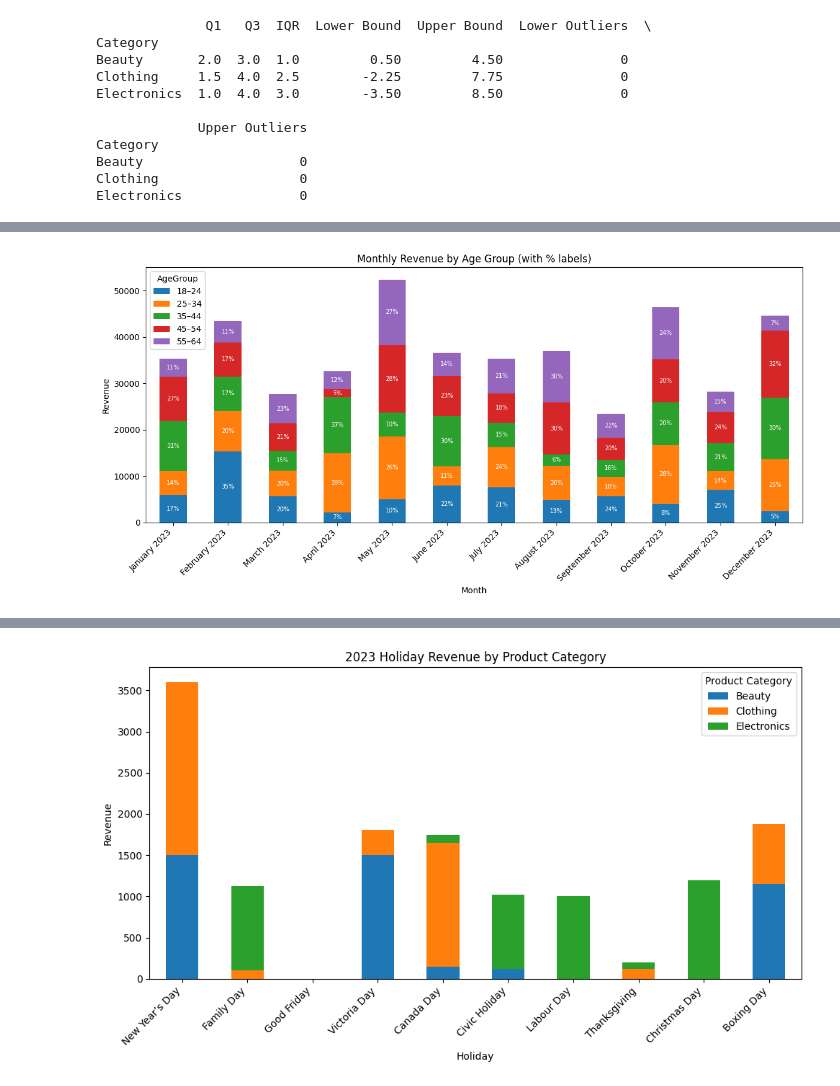
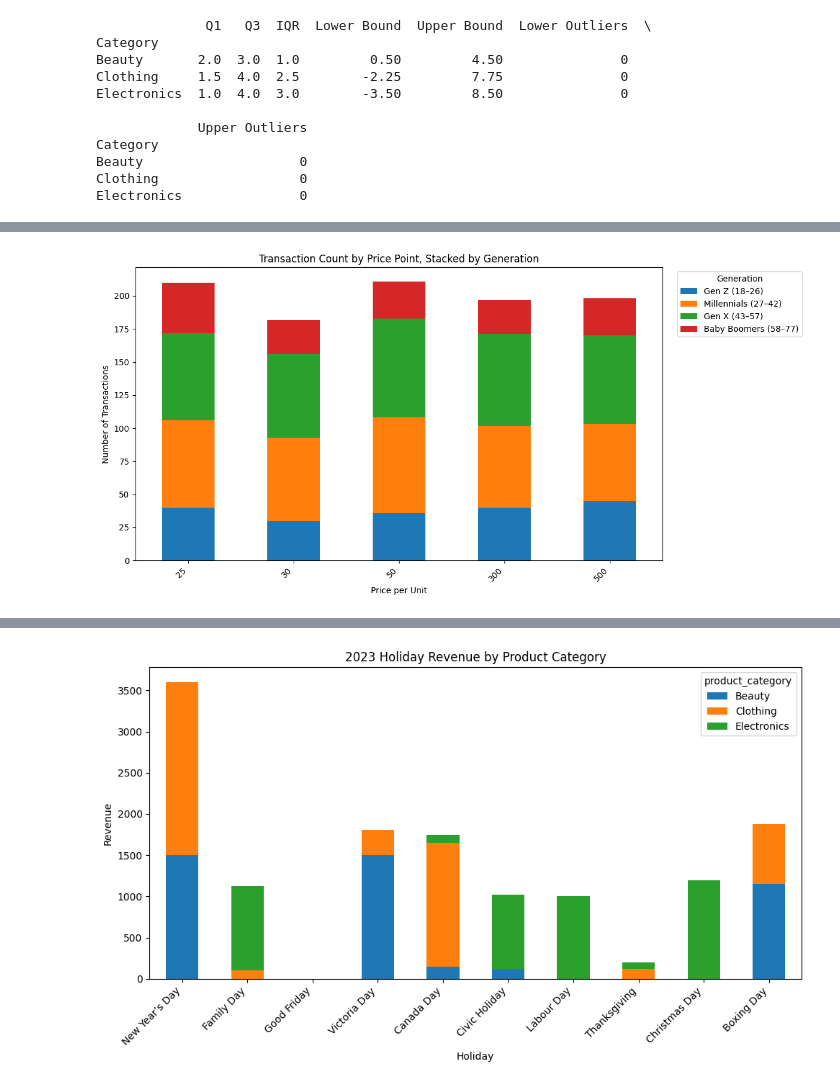
Before and after one commit to msselizabeth/smart-ml-retail-model, a Jupyter notebook: Smart_retail_dataset.ipynb, the cells around one changed output, grey strips where cells are left out. Drawn from its saved outputs; the diff is of its cells as text; code cells hidden in the pictures.

```diff
--- a/Smart_retail_dataset.ipynb
+++ b/Smart_retail_dataset.ipynb
@@ -60,0 +118,15 @@ memory usage: 70.4+ KB
+# %%
+## Clean Data
+# Strip whitespace and rename all columns to snake_case
+retail_data.columns = (
+    retail_data.columns
+      .str.strip()
+      .str.lower()                             # lowercase all characters
+      .str.replace(r'[^0-9a-z]+', '_', regex=True)  # non-alphanumerics → underscore
+      .str.replace(r'__+', '_', regex=True)        # collapse repeated underscores
+      .str.strip('_')                          # remove leading/trailing underscores
+)
+
+# Convert categorical columns to 'category' dtype
+for col in retail_data.select_dtypes(include=['object']).columns:
+    retail_data[col] = retail_data[col].astype('category')
@@ -365,44 +484,25 @@ Name: Total Amount, dtype: int64
 # %%
-import matplotlib.pyplot as plt
-
-# 1. Pivot monthly revenue by AgeGroup (assumes df already loaded & AgeGroup defined)
-monthly_age = df.pivot_table(
-    index=pd.Grouper(freq='M'),
-    columns='AgeGroup',
-    values='Total Amount',
-    aggfunc='sum',
-    fill_value=0
+# Plot transaction counts by price point and generation
+# 1) Pivot transaction counts by price point and generation
+count_price_gen = (
+    retail_data
+      .groupby(['price_per_unit', 'generation'])
+      .size()                     # count rows = transactions
+      .unstack(fill_value=0)      # generations become columns
 )
 
-# 2. Format the index for display
-monthly_age.index = monthly_age.index.strftime('%B %Y')
+# 2) Plot as a stacked bar chart
+fig, ax = plt.subplots(figsize=(12,6))
+count_price_gen.plot(kind='bar', stacked=True, ax=ax)
 
-# 3. Compute percentages per month
-monthly_pct = monthly_age.div(monthly_age.sum(axis=1), axis=0) * 100
+# 3) Formatting
+ax.set_xlabel('Price per Unit')
+ax.set_ylabel('Number of Transactions')
+ax.set_title('Transaction Count by Price Point, Stacked by Generation')
+plt.xticks(rotation=45, ha='right')
+ax.legend(title='Generation', bbox_to_anchor=(1.02,1), loc='upper left')
 
-# 4. Plot the stacked bars
-fig, ax = plt.subplots(figsize=(12, 6))
-bars = monthly_age.plot(kind='bar', stacked=True, ax=ax)
-
-# 5. Annotate each stack
-for container, age_group in zip(ax.containers, monthly_age.columns):
-    # container holds all the bars for one age group
-    for bar, pct in zip(container, monthly_pct[age_group]):
-        if bar.get_height() > 0:  # skip zero‐height segments
-            ax.text(
-                bar.get_x() + bar.get_width()/2,             # x-position: center of the bar
-                bar.get_y() + bar.get_height()/2,            # y-position: middle of the segment
-                f"{pct:.0f}%",                               # label text
-                ha='center', va='center', color='white',     # centered in the segment
-                fontsize=7
-            )
-
-# 6. Final formatting
-ax.set_title('Monthly Revenue by Age Group (with % labels)')
-ax.set_xlabel('Month')
-ax.set_ylabel('Revenue')
-plt.xticks(rotation=45, ha='right')
 plt.tight_layout()
 plt.show()
 # %% [output]
-[figure, old version]
+[figure, new version]
```
Also changed, not shown: parts of 70 cells of this notebook.
